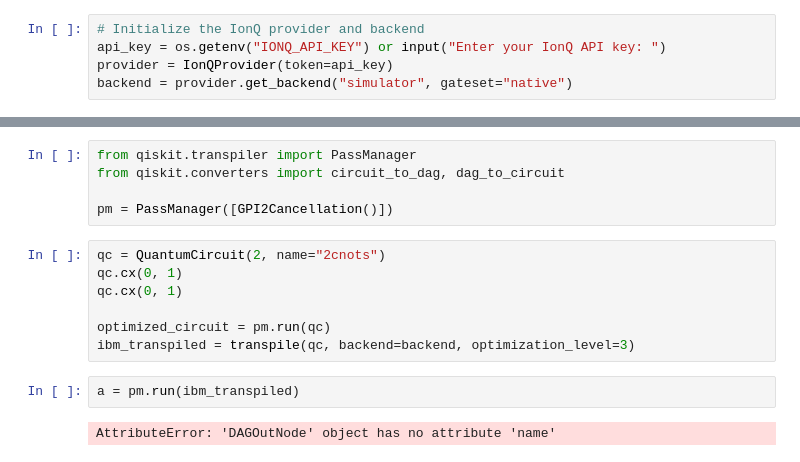
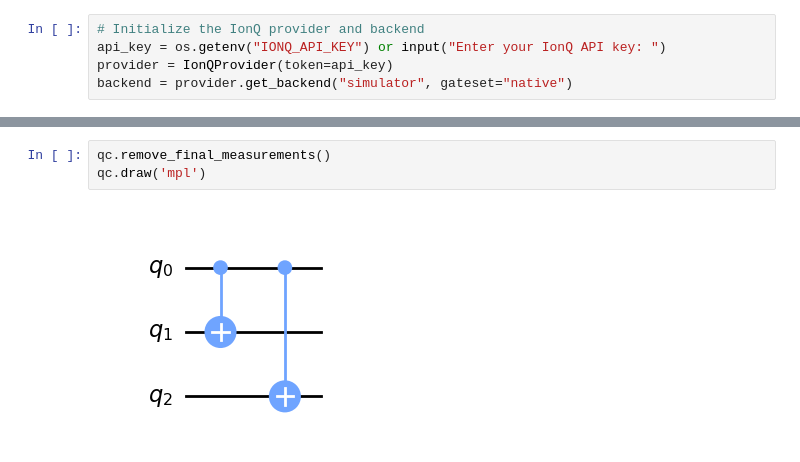
Before and after one commit to huyenemma/ionq_optimizer, a Jupyter notebook: main.ipynb, the cells around one changed output, grey strips where cells are left out. Saved outputs shown, nothing was run; the diff lists cells and outputs as text.

```diff
--- a/main.ipynb
+++ b/main.ipynb
@@ -84,16 +122,5 @@ class GPI2Cancellation(TransformationPass):
-# %%
-from qiskit.transpiler import PassManager
-from qiskit.converters import circuit_to_dag, dag_to_circuit
-
-pm = PassManager([GPI2Cancellation()])
-# %%
-qc = QuantumCircuit(2, name="2cnots")
-qc.cx(0, 1)
-qc.cx(0, 1)
-
-optimized_circuit = pm.run(qc)
-ibm_transpiled = transpile(qc, backend=backend, optimization_level=3)
-# %%
-a = pm.run(ibm_transpiled)
-# %% [output]
-AttributeError: 'DAGOutNode' object has no attribute 'name'
+# %%
+qc.remove_final_measurements()
+qc.draw('mpl')
+# %% [output]
+[figure, added]
```
Also changed, not shown: parts of 22 cells of this notebook, 7 other files.
